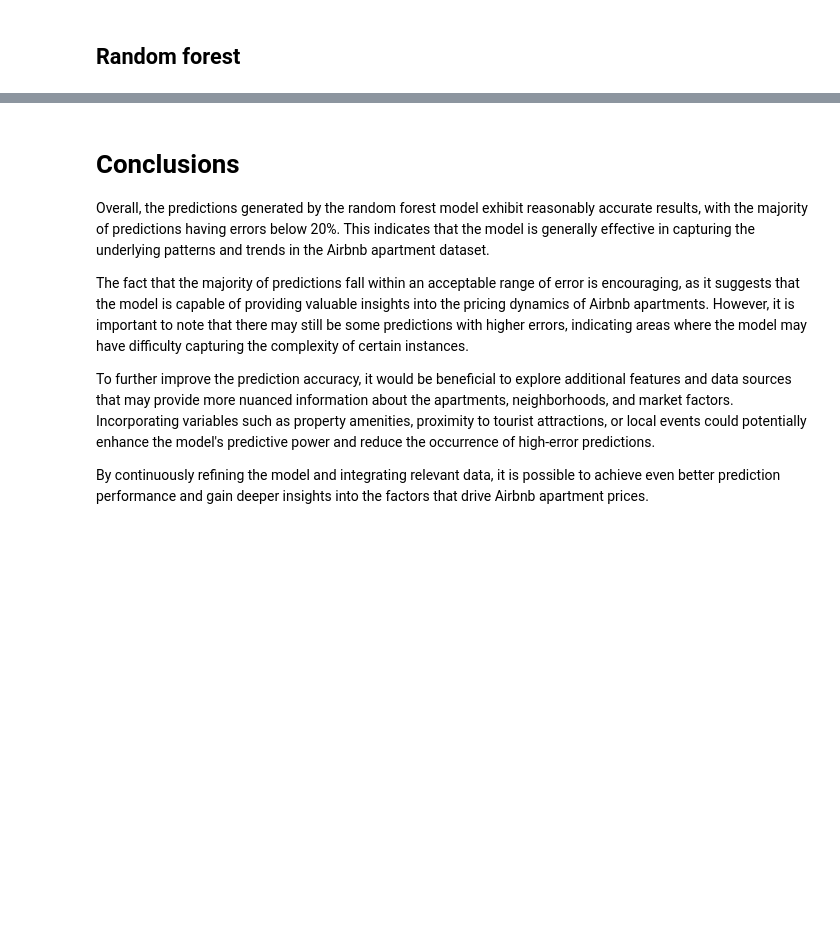
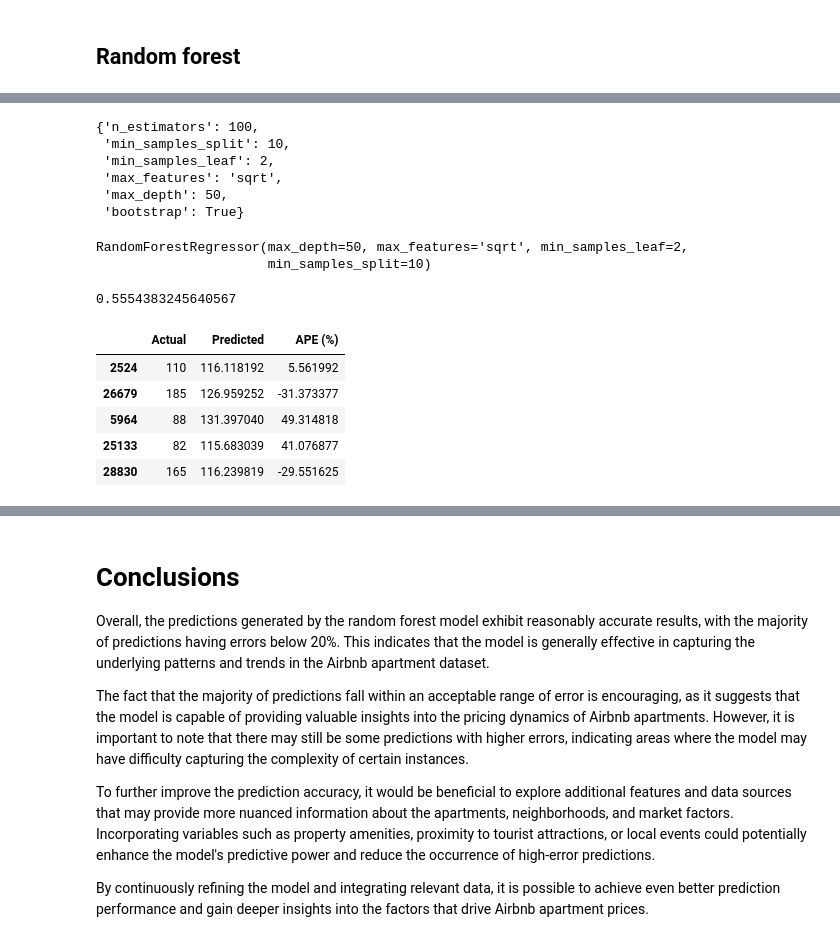
Before and after one commit to ddzumajo/udacity-ds-nanodegree, a Jupyter notebook: capstone_project/capstone_project.ipynb, the cells around one changed output, grey strips where cells are left out. Drawn from its saved outputs; the diff is of its cells as text; code cells hidden in the pictures; blank space fills up the shorter version.

```diff
--- a/capstone_project/capstone_project.ipynb
+++ b/capstone_project/capstone_project.ipynb
@@ -742,0 +714,10 @@ rf_regressor.score(test_x,test_y)
+# %%
+# get the target (price) and the independent variables
+x = df.drop(['price'], axis=1)
+y = df['price']
+
+# scale the features
+x=preprocessing.scale(x)
+
+# split train and test dataset
+train_x, test_x, train_y, test_y = train_test_split(x,y , test_size=0.3, random_state=42)
@@ -742,0 +772,39 @@ rf_regressor.score(test_x,test_y)
+# %%
+# check params
+rf_random.best_params_
+# %% [output]
+{'n_estimators': 100,
+ 'min_samples_split': 10,
+ 'min_samples_leaf': 2,
+ 'max_features': 'sqrt',
+ 'max_depth': 50,
+ 'bootstrap': True}
+# %%
+# create regressor with new params and fit in training set
+rf = RandomForestRegressor(
+    n_estimators=100,
+    min_samples_split=10,
+    min_samples_leaf=2,
+    max_features='sqrt',
+    max_depth=50,
+    bootstrap=True)
+rf.fit(train_x,train_y)
+# %% [output]
+RandomForestRegressor(max_depth=50, max_features='sqrt', min_samples_leaf=2,
+                      min_samples_split=10)
+# %%
+rf.score(test_x,test_y)
+# %% [output]
+0.5554383245640567
+# %%
+pred_y = rf.predict(test_x)
+ape = 100* (pred_y - test_y)/test_y
+df_out_rf_tunning = pd.DataFrame({'Actual': test_y, 'Predicted': pred_y, 'APE (%)': ape})
+df_out_rf_tunning.head(5)
+# %% [output]
+|  | Actual | Predicted | APE (%) |
+| 2524 | 110 | 116.118192 | 5.561992 |
+| 26679 | 185 | 126.959252 | -31.373377 |
+| 5964 | 88 | 131.397040 | 49.314818 |
+| 25133 | 82 | 115.683039 | 41.076877 |
+| 28830 | 165 | 116.239819 | -29.551625 |
```
Also changed, not shown: parts of 14 cells of this notebook.
